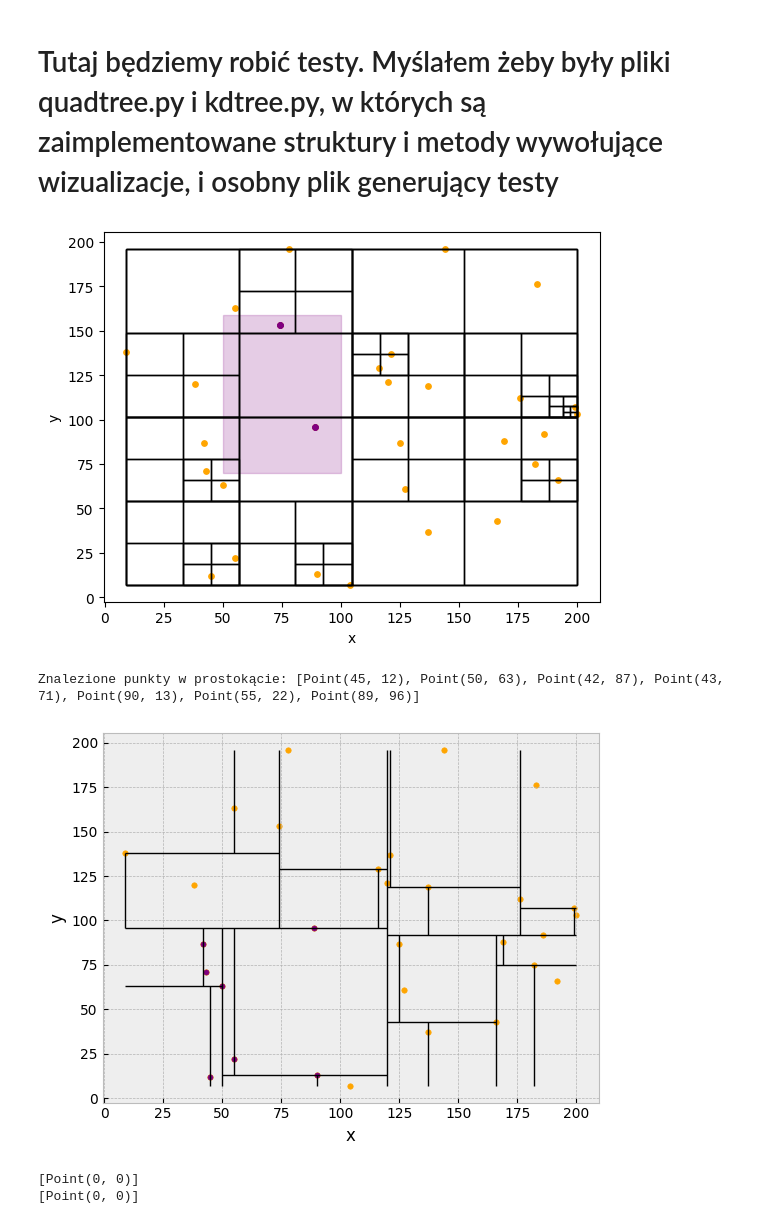
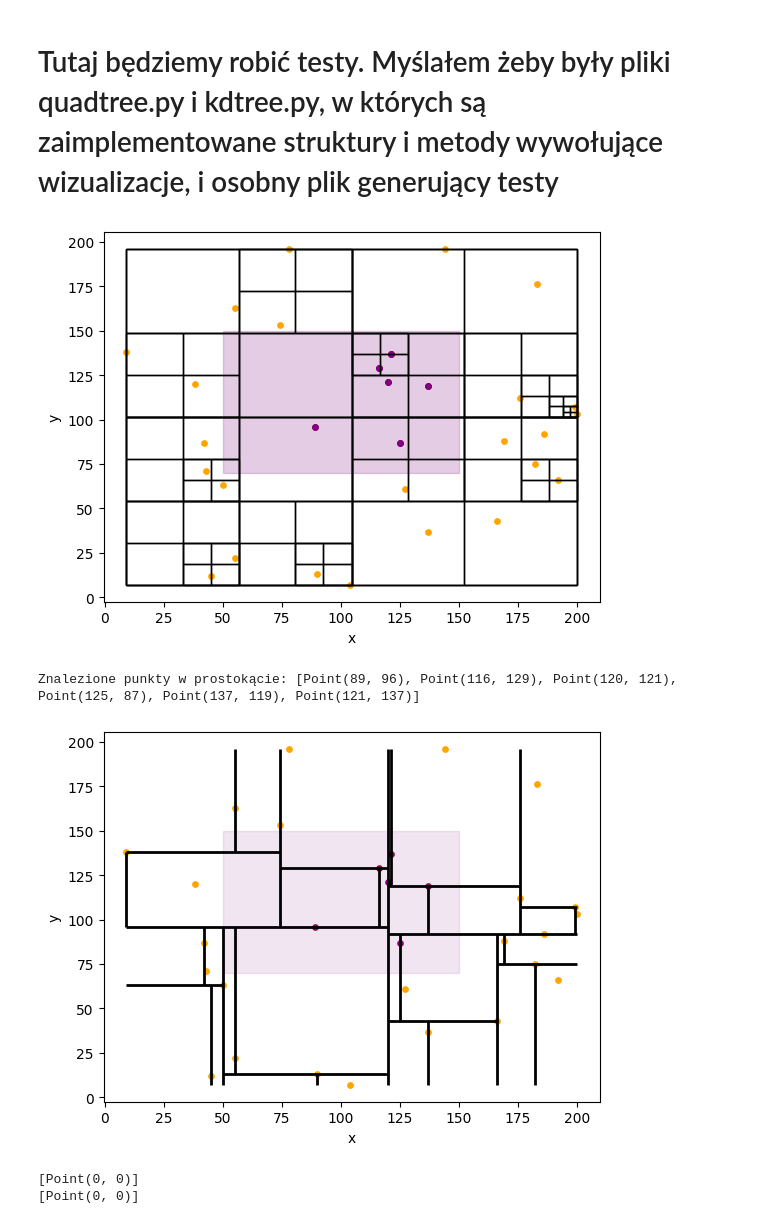
Before and after one commit to martowicz/quadtree_kdtree_project, a Jupyter notebook: test.ipynb, the cells around one changed output. Cells and saved outputs as stored; diff of their text form; code cells hidden in the pictures.

```diff
--- a/test.ipynb
+++ b/test.ipynb
@@ -13,25 +13,25 @@ Quadtree_vis = quadtree_vis.Quadtree_vis
 # %%
 points=[
     Point(192, 66), Point(55, 163), Point(50, 63), Point(186, 92), Point(74, 153),
     Point(125, 87), Point(78, 196), Point(43, 71), Point(90, 13), Point(199, 107),
     Point(176, 112), Point(9, 138), Point(169, 88), Point(42, 87), Point(121, 137),
     Point(137, 37), Point(45, 12), Point(183, 176), Point(104, 7), Point(38, 120),
     Point(137, 119), Point(116, 129), Point(166, 43), Point(89, 96), Point(200, 103),
     Point(55, 22), Point(182, 75), Point(144, 196), Point(120, 121), Point(127, 61)
 ]
 
 quad_tree=Quadtree_vis(points,1)
 
-found = quad_tree.find(RectangleArea(50, 70, 100, 159))
+found = quad_tree.find(RectangleArea(50, 70, 150, 150))
 
 vis=quad_tree.get_vis()
 
 
 vis.show()
 
 #Punkty mogę dodawać od razu
 # %% [output]
-[figure, old version]
+[figure, new version]
 # %%
 import importlib
 import kd_tree_vis # Import całego modułu
@@ -61,13 +61,13 @@ for i in range(1000):
 kdtree_vis = Kd_tree_vis(points)
 
 
-found_points = kdtree_vis.find(RectangleArea(0, 0, 100, 100))
+found_points = kdtree_vis.find(RectangleArea(50, 70, 150, 150))
 print("Znalezione punkty w prostokącie:", found_points)
 viskd = kdtree_vis.get_vis()
 viskd.show()
 # %% [output]
-Znalezione punkty w prostokącie: [Point(45, 12), Point(50, 63), Point(42, 87), Point(43, 71), Point(90, 13), Point(55, 22), Point(89, 96)]
+Znalezione punkty w prostokącie: [Point(89, 96), Point(116, 129), Point(120, 121), Point(125, 87), Point(137, 119), Point(121, 137)]
-[figure, old version]
+[figure, new version]
 # %%
 points = [Point(0, 0), Point(0, 1), Point(1, 0), Point(1, 1)]
 tree = Quadtree(points)
```
Also changed, not shown: 1 other file.
